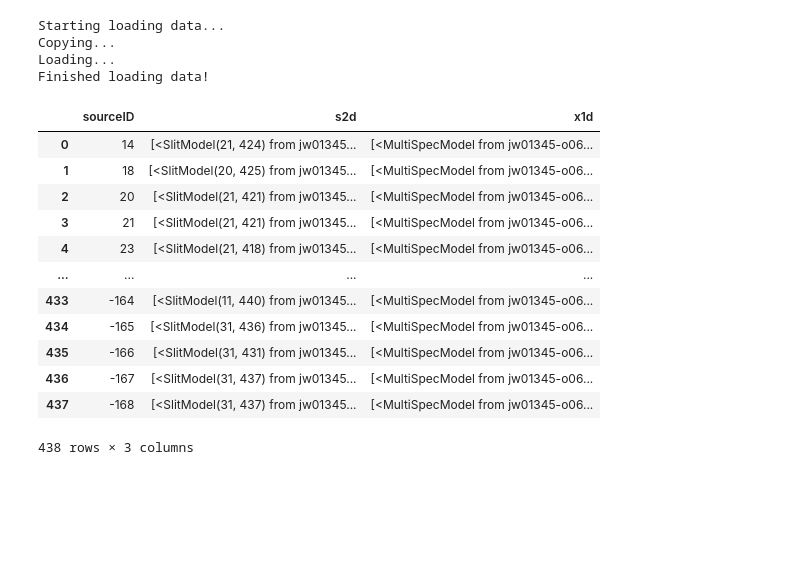
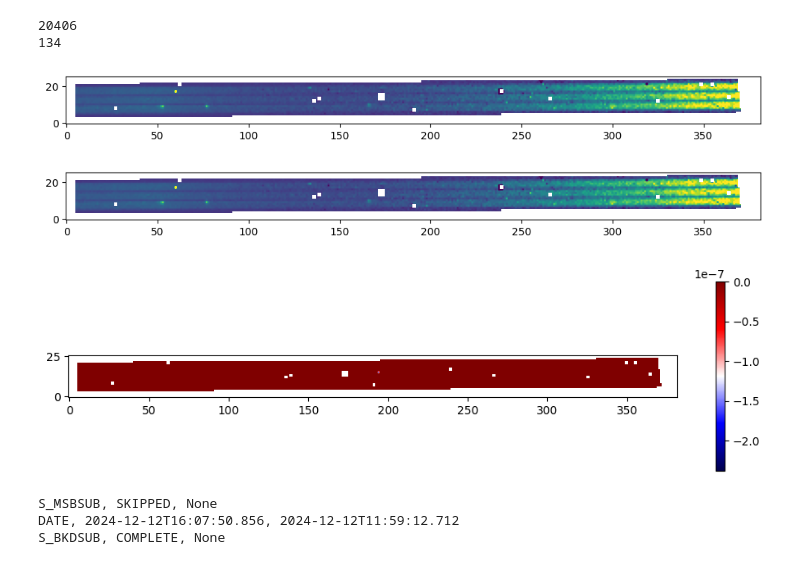
Before and after one commit to TimEpsilon/BetterNIRSpecBackground, a Jupyter notebook: BNBG/Notebooks/DataComparison.ipynb, the cells around one changed output. Saved outputs shown, nothing was run; the diff lists cells and outputs as text; code cells hidden in the pictures; blank space fills up the shorter version.

Commit message:
Tried to understand the artifacts in the images. Did not understand the artifacts in the images

```diff
--- a/BNBG/Notebooks/DataComparison.ipynb
+++ b/BNBG/Notebooks/DataComparison.ipynb
@@ -213,25 +255,8 @@ class DataCube:
 		# Show the plot
 		plt.show()
 # %%
-dc = DataCube("/home/tim-dewachter/Documents/Thèse/BetterNIRSpecBackground/mastDownload/JWST/CEERS-NIRSPEC-P5-PRISM-MSATA/NoSubtraction/Final")
+dc = DataCube("/home/tim-dewachter/Documents/Thèse/BetterNIRSpecBackground/mastDownload/JWST/CEERS-NIRSPEC-P5-PRISM-MSATA/Final")
+dc.combineDataCube(DataCube("/home/tim-dewachter/Documents/Thèse/BetterNIRSpecBackground/mastDownload/JWST/CEERS-NIRSPEC-P5-PRISM-MSATA/Default/Final"))
+dc.combineDataCube(DataCube("/home/tim-dewachter/Documents/Thèse/BetterNIRSpecBackground/mastDownload/JWST/CEERS-NIRSPEC-P5-PRISM-MSATA/NoSubtraction/Final"), i=2)
 
-dc.preloadDataCube()
-dc.dataTable
+dc.table
-# %% [output]
-Starting loading data...
-Copying...
-Loading...
-Finished loading data!
-|  | sourceID | s2d | x1d |
-| 0 | 14 | [<SlitModel(21, 424) from jw01345... | [<MultiSpecModel from jw01345-o06... |
-| 1 | 18 | [<SlitModel(20, 425) from jw01345... | [<MultiSpecModel from jw01345-o06... |
-| 2 | 20 | [<SlitModel(21, 421) from jw01345... | [<MultiSpecModel from jw01345-o06... |
-| 3 | 21 | [<SlitModel(21, 421) from jw01345... | [<MultiSpecModel from jw01345-o06... |
-| 4 | 23 | [<SlitModel(21, 418) from jw01345... | [<MultiSpecModel from jw01345-o06... |
-| ... | ... | ... | ... |
-| 433 | -164 | [<SlitModel(11, 440) from jw01345... | [<MultiSpecModel from jw01345-o06... |
-| 434 | -165 | [<SlitModel(31, 436) from jw01345... | [<MultiSpecModel from jw01345-o06... |
-| 435 | -166 | [<SlitModel(31, 431) from jw01345... | [<MultiSpecModel from jw01345-o06... |
-| 436 | -167 | [<SlitModel(31, 437) from jw01345... | [<MultiSpecModel from jw01345-o06... |
-| 437 | -168 | [<SlitModel(31, 437) from jw01345... | [<MultiSpecModel from jw01345-o06... |
-438 rows × 3 columns
@@ -241,0 +269,35 @@ dc.exploreDataCube()
+# %%
+path = "/home/tim-dewachter/Documents/Thèse/BetterNIRSpecBackground/mastDownload/JWST/CEERS-NIRSPEC-P5-PRISM-MSATA/TestCustom/jw01345063001_03101_00003_nrs2_photomstep.fits"
+
+custom = dm.open(path)
+
+path = "/home/tim-dewachter/Documents/Thèse/BetterNIRSpecBackground/mastDownload/JWST/CEERS-NIRSPEC-P5-PRISM-MSATA/TestDefault/jw01345063001_03101_00003_nrs2_photom.fits"
+
+default = dm.open(path)
+# %%
+%matplotlib inline
+
+for i,slit in enumerate(custom.slits) :
+	if slit.name == "134":
+		print(slit.source_id)
+		print(slit.name)
+		z1, z2 = ZScaleInterval(contrast=0.2).get_limits(slit.data)
+		plt.figure(figsize=(12,3))
+		plt.imshow(slit.data, origin='lower', vmin=z1, vmax=z2)
+		plt.show()
+
+		z1, z2 = ZScaleInterval(contrast=0.2).get_limits(slit.data)
+		plt.figure(figsize=(12,3))
+		plt.imshow(default.slits[i].data, origin='lower', vmin=z1, vmax=z2)
+		plt.show()
+
+		plt.figure(figsize=(12,3))
+		plt.imshow((default.slits[i].data - slit.data)/default.slits[i].data, origin='lower', cmap="seismic")
+		plt.colorbar()
+		plt.show()
+# %% [output]
+20406
+134
+[figure, added]
+[figure, added]
+[figure, added]
@@ -241,0 +307,19 @@ dc.exploreDataCube()
+# %%
+header1 = default[0].header
+header2 = custom[0].header
+
+# Create a set of all keys in both headers
+all_keys = set(header1.keys()).union(set(header2.keys()))
+
+# Iterate through all keys
+for key in all_keys:
+	value1 = header1.get(key, None)
+	value2 = header2.get(key, None)
+
+	# Check if the values are different or one is missing
+	if value1 != value2:
+		print(f"{key}, {value1}, {value2}")
+# %% [output]
+S_MSBSUB, SKIPPED, None
+DATE, 2024-12-12T16:07:50.856, 2024-12-12T11:59:12.712
+S_BKDSUB, COMPLETE, None
```
Also changed, not shown: parts of 6 cells of this notebook.
